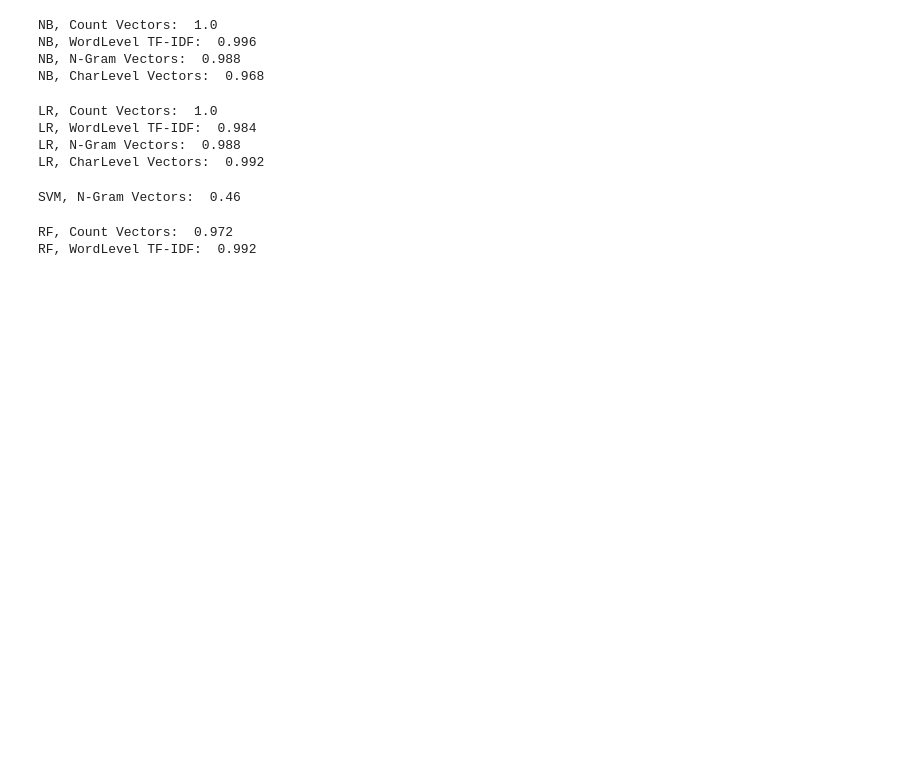
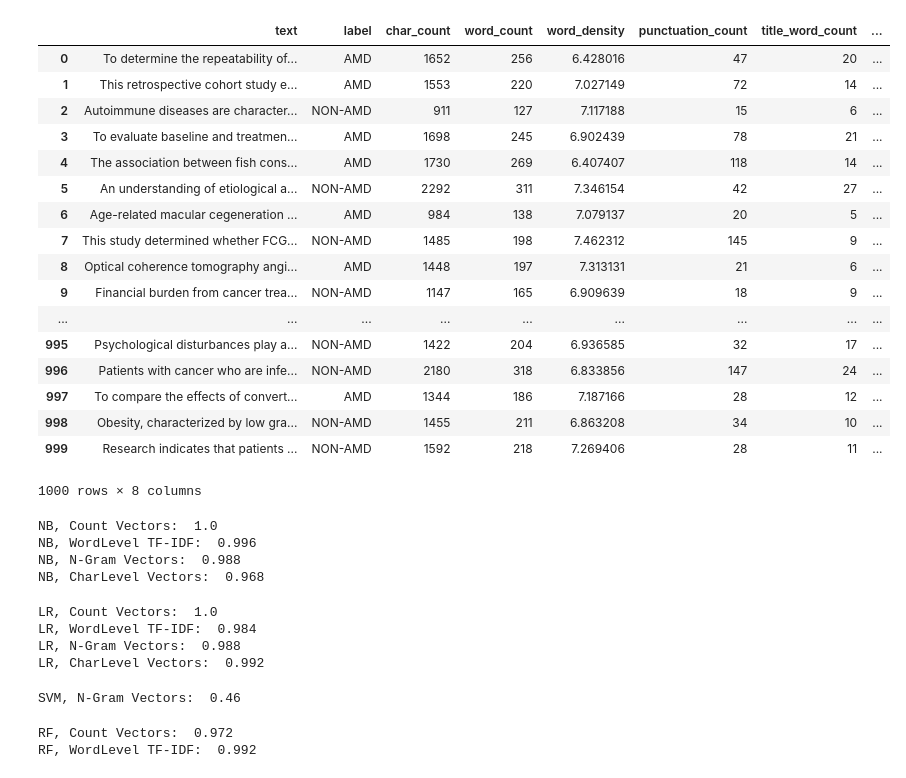
Before and after one commit to siddhesh503/TextClassification, a Jupyter notebook: Text_Classification.ipynb, the cells around one changed output. Saved outputs shown, nothing was run; the diff lists cells and outputs as text; code cells hidden in the pictures; blank space fills up the shorter version.

```diff
--- a/Text_Classification.ipynb
+++ b/Text_Classification.ipynb
@@ -111,10 +114,30 @@ xvalid_count =  count_vect.transform(valid_x)
 # %%
 trainDF['char_count'] = trainDF['text'].apply(len)
 trainDF['word_count'] = trainDF['text'].apply(lambda x: len(x.split()))
 trainDF['word_density'] = trainDF['char_count'] / (trainDF['word_count']+1)
 trainDF['punctuation_count'] = trainDF['text'].apply(lambda x: len("".join(_ for _ in x if _ in string.punctuation)))
 trainDF['title_word_count'] = trainDF['text'].apply(lambda x: len([wrd for wrd in x.split() if wrd.istitle()]))
 trainDF['upper_case_word_count'] = trainDF['text'].apply(lambda x: len([wrd for wrd in x.split() if wrd.isupper()]))
+trainDF
+# %% [output]
+|  | text | label | char_count | word_count | word_density | punctuation_count | title_word_count | ... |
+| 0 | To determine the repeatability of... | AMD | 1652 | 256 | 6.428016 | 47 | 20 | ... |
+| 1 | This retrospective cohort study e... | AMD | 1553 | 220 | 7.027149 | 72 | 14 | ... |
+| 2 | Autoimmune diseases are character... | NON-AMD | 911 | 127 | 7.117188 | 15 | 6 | ... |
+| 3 | To evaluate baseline and treatmen... | AMD | 1698 | 245 | 6.902439 | 78 | 21 | ... |
+| 4 | The association between fish cons... | AMD | 1730 | 269 | 6.407407 | 118 | 14 | ... |
+| 5 | An understanding of etiological a... | NON-AMD | 2292 | 311 | 7.346154 | 42 | 27 | ... |
+| 6 | Age-related macular cegeneration ... | AMD | 984 | 138 | 7.079137 | 20 | 5 | ... |
+| 7 | This study determined whether FCG... | NON-AMD | 1485 | 198 | 7.462312 | 145 | 9 | ... |
+| 8 | Optical coherence tomography angi... | AMD | 1448 | 197 | 7.313131 | 21 | 6 | ... |
+| 9 | Financial burden from cancer trea... | NON-AMD | 1147 | 165 | 6.909639 | 18 | 9 | ... |
+| ... | ... | ... | ... | ... | ... | ... | ... | ... |
+| 995 | Psychological disturbances play a... | NON-AMD | 1422 | 204 | 6.936585 | 32 | 17 | ... |
+| 996 | Patients with cancer who are infe... | NON-AMD | 2180 | 318 | 6.833856 | 147 | 24 | ... |
+| 997 | To compare the effects of convert... | AMD | 1344 | 186 | 7.187166 | 28 | 12 | ... |
+| 998 | Obesity, characterized by low gra... | NON-AMD | 1455 | 211 | 6.863208 | 34 | 10 | ... |
+| 999 | Research indicates that patients ... | NON-AMD | 1592 | 218 | 7.269406 | 28 | 11 | ... |
+1000 rows × 8 columns
 # %%
 # Naive Bayes on Count Vectors
 accuracy = train_model(naive_bayes.MultinomialNB(), xtrain_count, train_y, xvalid_count)
```
Also changed, not shown: parts of 2 cells of this notebook, 2 other files.
